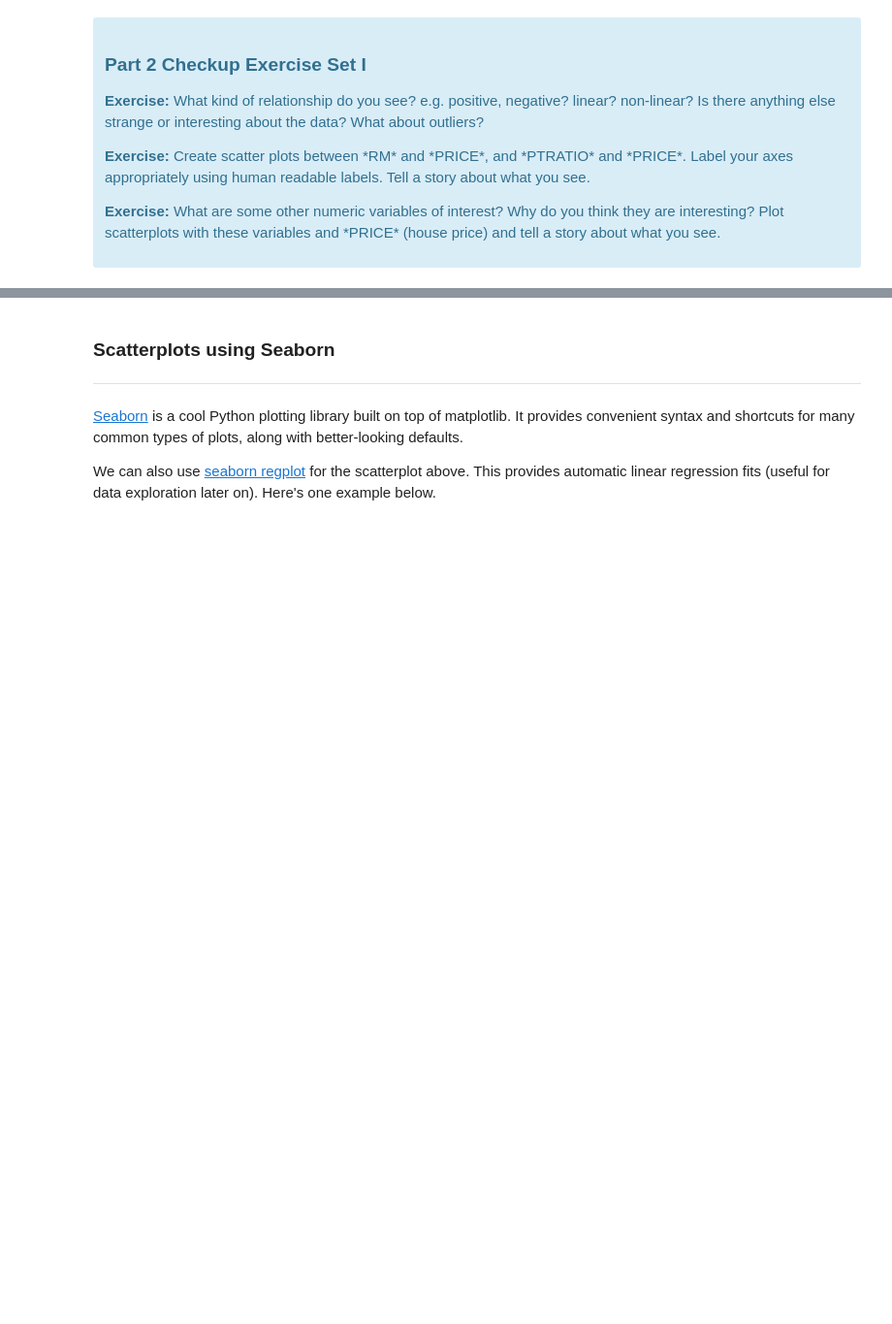
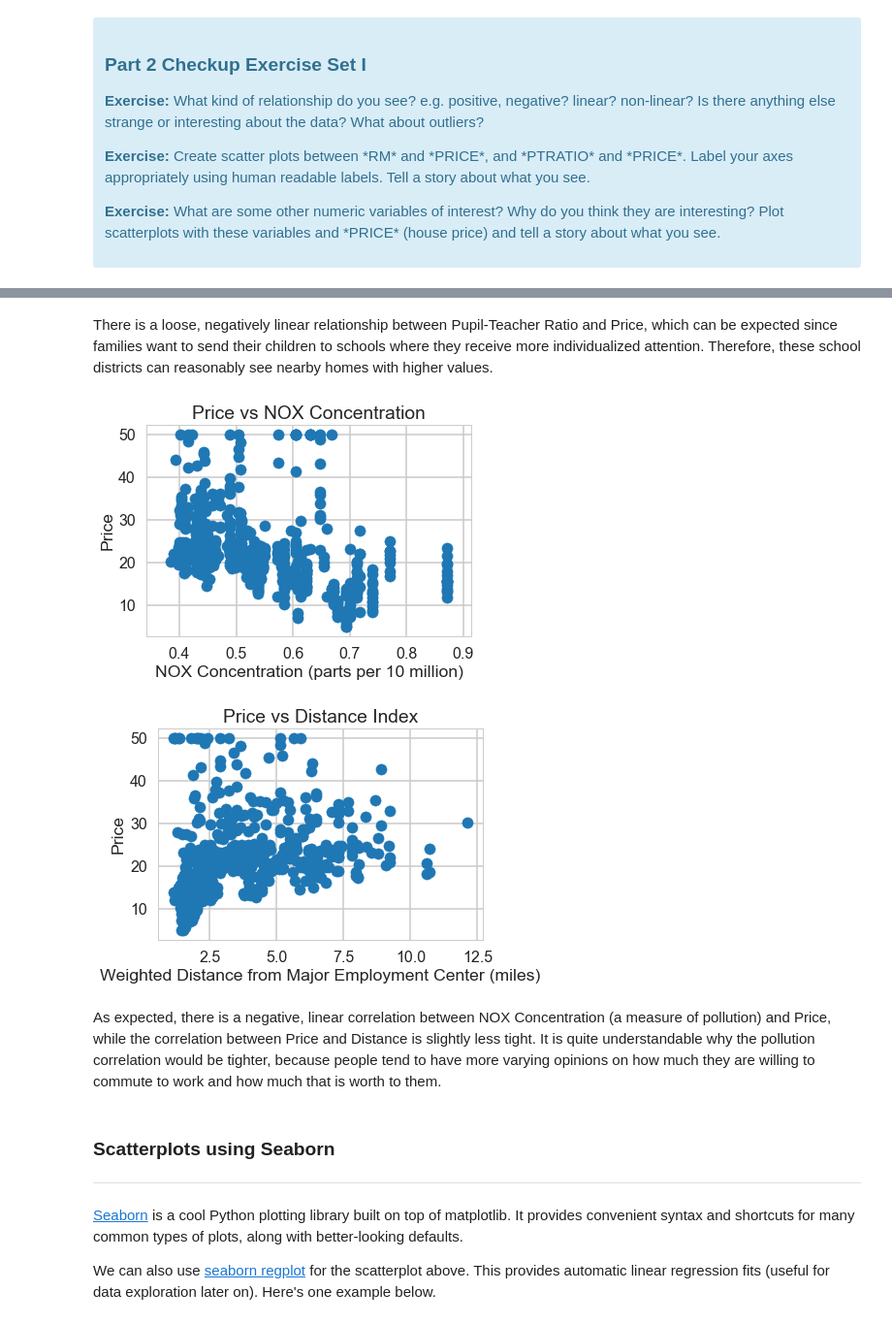
Before and after one commit to pdkim1208/Springboard, a Jupyter notebook: Mini_Project_Linear_Regression.ipynb, the cells around one changed output, grey strips where cells are left out. Shown at 97% size. Cells and saved outputs as stored; diff of their text form; code cells hidden in the pictures; blank space fills up the shorter version.

```diff
--- a/Mini_Project_Linear_Regression.ipynb
+++ b/Mini_Project_Linear_Regression.ipynb
@@ -288,3 +300,23 @@ Text(0.5,1,'Relationship between CRIM and Price')
+# %% [markdown]
+There is a loose, negatively linear relationship between Pupil-Teacher Ratio and Price, which can be expected since families want to send their children to schools where they receive more individualized attention. Therefore, these school districts can reasonably see nearby homes with higher values.
+# %%
+# your turn: create some other scatter plots
+plt.scatter(bos.NOX, bos.PRICE)
+plt.xlabel('NOX Concentration (parts per 10 million)')
+plt.ylabel('Price')
+plt.title('Price vs NOX Concentration')
+plt.show()
+
+plt.scatter(bos.DIS, bos.PRICE)
+plt.xlabel('Weighted Distance from Major Employment Center (miles)')
+plt.ylabel('Price')
+plt.title('Price vs Distance Index')
+plt.show()
+# %% [output]
+[figure, added]
+[figure, added]
+# %% [markdown]
+As expected, there is a negative, linear correlation between NOX Concentration (a measure of pollution) and Price, while the correlation between Price and Distance is slightly less tight. It is quite understandable why the pollution correlation would be tighter, because people tend to have more varying opinions on how much they are willing to commute to work and how much that is worth to them.
 # %% [markdown]
 ### Scatterplots using Seaborn
 ***
```
Also changed, not shown: parts of 54 cells of this notebook.
